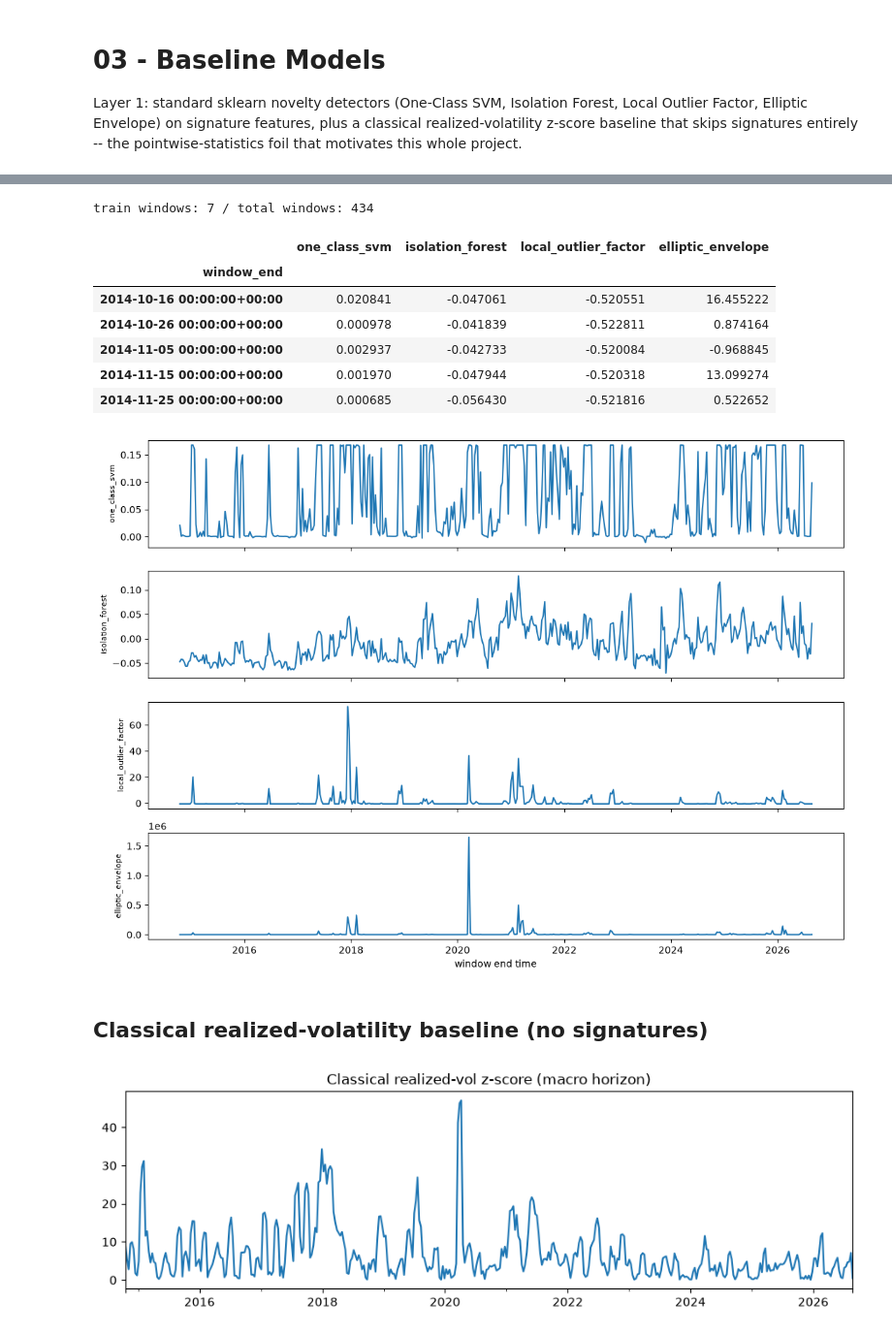
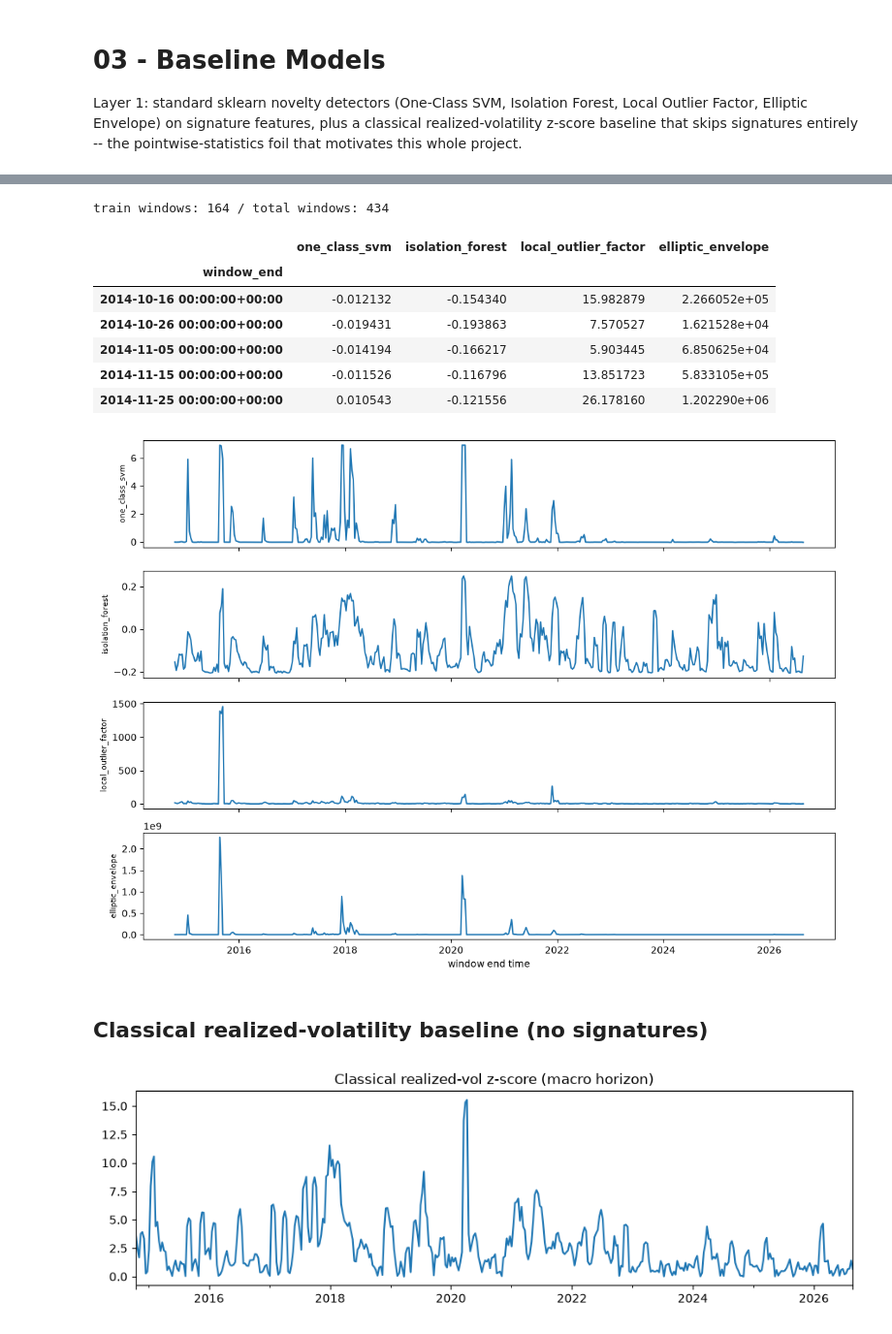
Before and after one commit to mghaisas17/MLCapstone_Proj001, a Jupyter notebook: Aayush/notebooks/03_baseline_models.ipynb, the cells around one changed output, grey strips where cells are left out. Shown at 97% size. Drawn from its saved outputs; the diff is of its cells as text; code cells hidden in the pictures.

```diff
--- a/Aayush/notebooks/03_baseline_models.ipynb
+++ b/Aayush/notebooks/03_baseline_models.ipynb
@@ -17,15 +16,22 @@ Matplotlib is building the font cache; this may take a moment.
 # %%
 import yaml
 cfg = yaml.safe_load(open('../configs/horizons.yaml'))
-ref = cfg['reference_period']
+periods = cfg['reference_periods']
 
-train_mask = (macro_features.index >= pd.Timestamp(ref['start'], tz='UTC')) & \
-             (macro_features.index <= pd.Timestamp(ref['end'], tz='UTC'))
+# Any window whose end-date falls inside ANY of the auto-detected calm
+# periods counts as reference/training data -- pooling across all of them
+# (rather than the single 2023 stretch this used to be) is what fixes the
+# too-few-training-samples warnings seen below in the original single-period
+# setup (LOF's n_neighbors override, EllipticEnvelope's rank-deficient fit).
+train_mask = pd.Series(False, index=macro_features.index)
+for p in periods:
+    train_mask |= (macro_features.index >= pd.Timestamp(p['start'], tz='UTC')) & \
+                  (macro_features.index <= pd.Timestamp(p['end'], tz='UTC'))
 X_train = macro_features.loc[train_mask].to_numpy()
 X_all = macro_features.to_numpy()
 print('train windows:', X_train.shape[0], '/ total windows:', X_all.shape[0])
 # %% [output]
-train windows: 7 / total windows: 434
+train windows: 164 / total windows: 434
 # %%
 from src.models.baselines import fit_sklearn_baselines, score_sklearn_baselines
 
@@ -36,11 +42,11 @@ scores_df.head()
 # %% [output]
 |  | one_class_svm | isolation_forest | local_outlier_factor | elliptic_envelope |
 | window_end |  |  |  |  |
-| 2014-10-16 00:00:00+00:00 | 0.020841 | -0.047061 | -0.520551 | 16.455222 |
-| 2014-10-26 00:00:00+00:00 | 0.000978 | -0.041839 | -0.522811 | 0.874164 |
-| 2014-11-05 00:00:00+00:00 | 0.002937 | -0.042733 | -0.520084 | -0.968845 |
-| 2014-11-15 00:00:00+00:00 | 0.001970 | -0.047944 | -0.520318 | 13.099274 |
-| 2014-11-25 00:00:00+00:00 | 0.000685 | -0.056430 | -0.521816 | 0.522652 |
+| 2014-10-16 00:00:00+00:00 | -0.012132 | -0.154340 | 15.982879 | 2.266052e+05 |
+| 2014-10-26 00:00:00+00:00 | -0.019431 | -0.193863 | 7.570527 | 1.621528e+04 |
+| 2014-11-05 00:00:00+00:00 | -0.014194 | -0.166217 | 5.903445 | 6.850625e+04 |
+| 2014-11-15 00:00:00+00:00 | -0.011526 | -0.116796 | 13.851723 | 5.833105e+05 |
+| 2014-11-25 00:00:00+00:00 | 0.010543 | -0.121556 | 26.178160 | 1.202290e+06 |
 # %%
 fig, axes = plt.subplots(len(scores_df.columns), 1, figsize=(11, 8), sharex=True)
 for ax, col in zip(axes, scores_df.columns):
@@ -51,29 +57,32 @@ plt.tight_layout()
 plt.savefig('../reports/baseline_scores_macro.png', dpi=120)
 plt.show()
 # %% [output]
-[figure, old version]
+[figure, new version]
 # %% [markdown]
 ## Classical realized-volatility baseline (no signatures)
 # %%
 from src.features.pipeline import raw_paths_for_horizon, HorizonConfig
 from src.models.baselines import fit_realized_vol_reference, realized_vol_zscore
 from src.ingestion.yahoo import load_daily
 
 macro_cfg = HorizonConfig.from_dict('macro', cfg['horizons']['macro'])
 daily = load_daily(cfg['yahoo_ticker'])
 if daily.index.tz is None:
     daily.index = daily.index.tz_localize('UTC')
 
 end_times, raw_paths = raw_paths_for_horizon(daily, macro_cfg)
 return_channel_idx = macro_cfg.channels.index('log_return')
 
-ref_daily = daily.loc[ref['start']:ref['end']]
-_, ref_raw_paths = raw_paths_for_horizon(ref_daily, macro_cfg)
+ref_raw_paths = []
+for p in periods:
+    period_daily = daily.loc[p['start']:p['end']]
+    _, period_raw = raw_paths_for_horizon(period_daily, macro_cfg)
+    ref_raw_paths.extend(period_raw)
 vol_mean, vol_std = fit_realized_vol_reference(ref_raw_paths, return_channel_idx)
 
 vol_scores = realized_vol_zscore(raw_paths, return_channel_idx, vol_mean, vol_std)
 vol_series = pd.Series(vol_scores, index=pd.DatetimeIndex(end_times))
 vol_series.plot(figsize=(11, 3), title='Classical realized-vol z-score (macro horizon)')
 plt.show()
 # %% [output]
-[figure, old version]
+[figure, new version]
```
Also changed, not shown: parts of 1 cell of this notebook, 18 other files.
